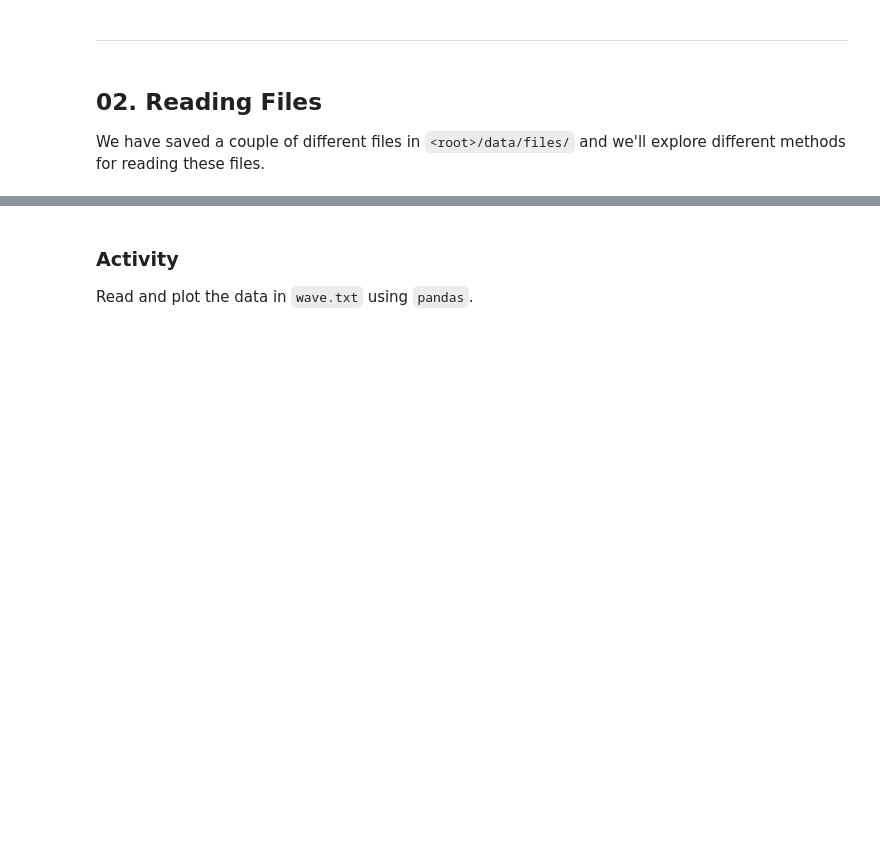
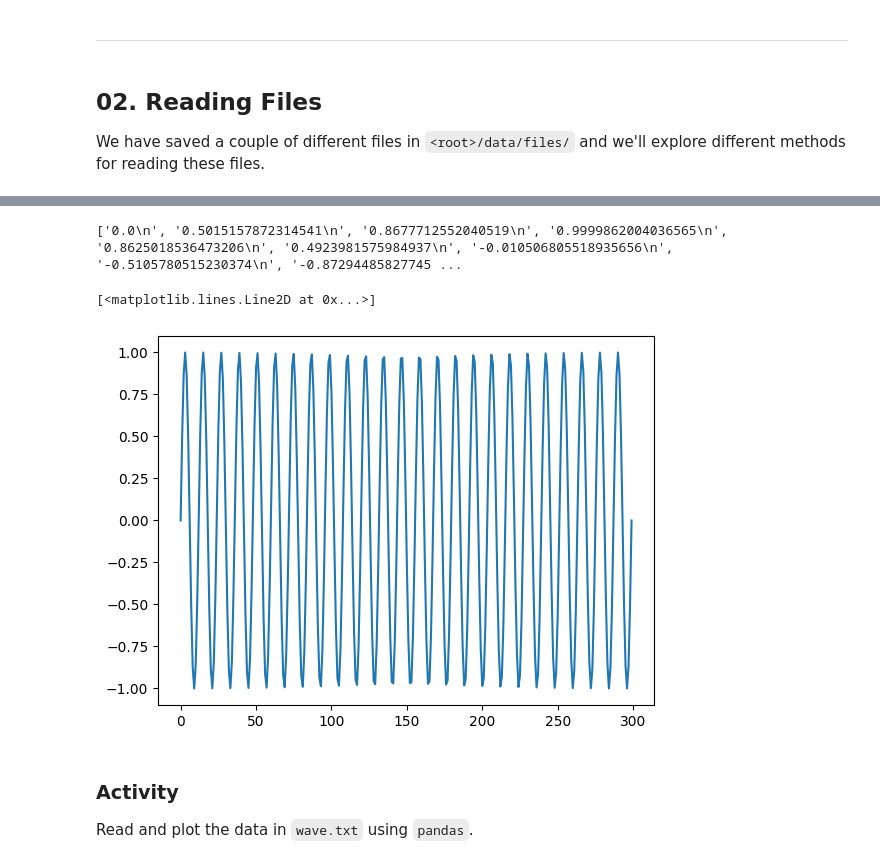
Before and after one commit to nextgenerationgraduatesprogram/nextgen2025-codingbootcamp-session05, a Jupyter notebook: notebooks/02-reading-and-writing-to-files.ipynb, the cells around one changed output, grey strips where cells are left out. Cells and saved outputs as stored; diff of their text form; code cells hidden in the pictures; blank space fills up the shorter version.

```diff
--- a/notebooks/02-reading-and-writing-to-files.ipynb
+++ b/notebooks/02-reading-and-writing-to-files.ipynb
@@ -23,7 +62,10 @@ from typing import *
 Files are containers for data, programs like Excel act as interpreters and interfaces for this data. Whilst we can read data from files directly, as shown below, in python we often use libraries like `pandas`, `cv`, or `h5py` to parse data from different types of files.
 # %%
 # define file
-filepath = Path("../data/files/wave.HDF5")
+filepath = Path("../data/files/wave.png")
+print(filepath.exists())
 
 # read binary data
-...
+with open(filepath, mode="rb") as file:
+    data = file.read(100)
+    print(data)
@@ -58,19 +135,24 @@ filepath = Path("../data/files/wave.png")
 # %%
 # read the data in `wave.txt` by reading the text in the file
 
 # define the filepath
 filepath = Path("../data/files/wave.txt")
 
 # read data
-with open(filepath, "r", encoding="utf-8") as f:
+with open(filepath, "r") as f:
     lines = f.readlines()
+    print(lines)
+
     data = []
     for line in lines:
         data.append(float(line.strip()))
 
-# plot the data
-fig, ax = plt.subplots(figsize=(6,6))
-ax.plot(data)
+# # plot the data
+plt.plot(data)
+# %% [output]
+['0.0\n', '0.5015157872314541\n', '0.8677712552040519\n', '0.9999862004036565\n', '0.8625018536473206\n', '0.4923981575984937\n', '-0.010506805518935656\n', '-0.5105780515230374\n', '-0.87294485827745 ...
+[<matplotlib.lines.Line2D at 0x...>]
+[figure, added]
 # %% [markdown]
 ### Activity
 
```
Also changed, not shown: parts of 6 cells of this notebook, 2 other files.
